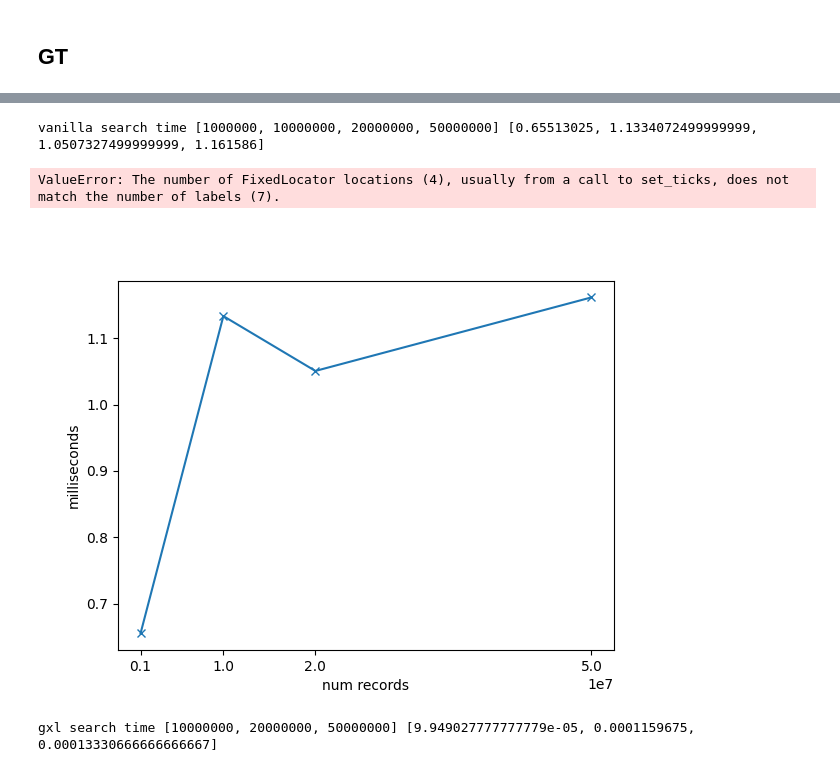
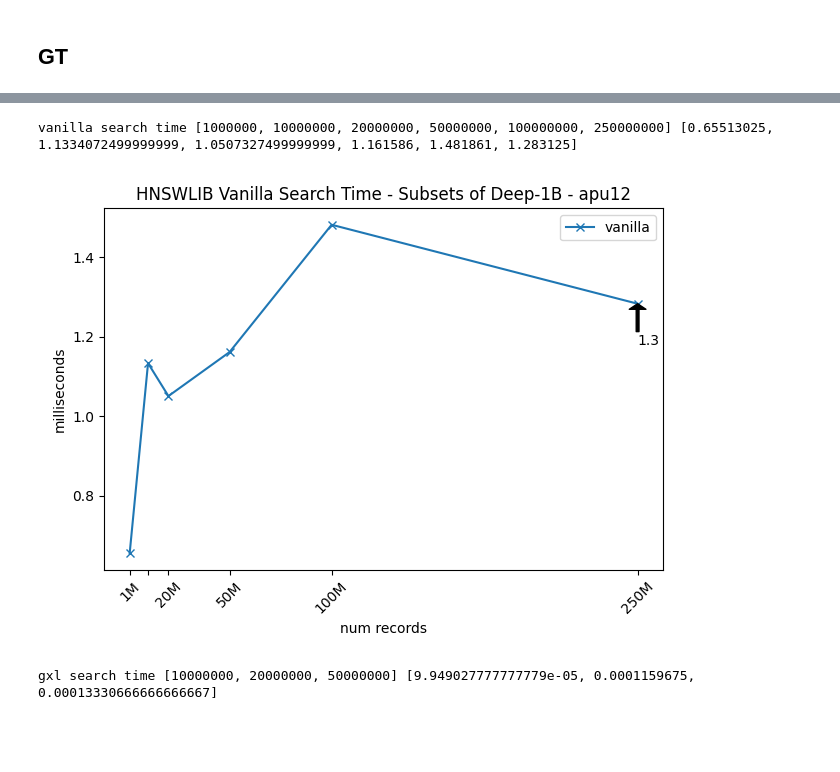
Before and after one commit to iamsabhoho/hnswlib, a Jupyter notebook: gsi/hnswlib_test/analyze.ipynb, the cells around one changed output, grey strips where cells are left out. Saved outputs shown, nothing was run; the diff lists cells and outputs as text; code cells hidden in the pictures; blank space fills up the shorter version.

```diff
--- a/gsi/hnswlib_test/analyze.ipynb
+++ b/gsi/hnswlib_test/analyze.ipynb
@@ -115,37 +435,36 @@ for idx in avg_search_walltime.index:
     y = avg_search_walltime[idx] # milliseconds
     ys.append(y)
 print("vanilla search time", xs, ys)
 
 # plot the lines and label the plot
 fig, ax = plt.subplots()
 
 #
 # only show the wall time lines
 #
 ax.plot(xs, ys, marker='x', label='vanilla')
 ax.set_ylabel('milliseconds')
 ax.set_xlabel('num records')
 ax.set_xticks(xs)
 
 # don't show all xticks near the start since they bunch up
-ax.set_xticklabels(['1M', '', '20M', '50M', '100M', '250M', '500M'], rotation = 45)
+ax.set_xticklabels(['1M', '', '20M', '50M', '100M', '250M'], rotation = 45)
 
 #
 # annotate last data point in lines of interest
 latest_hours = "%.1f" % ys[-1]
 ax.annotate(latest_hours, xy=(xs[-1],ys[-1]), xytext=(0.0,-30),
             textcoords="offset points",
             arrowprops=dict(facecolor='black',width=2,headlength=4),
             )
 
 ax.set_title("HNSWLIB Vanilla Search Time - Subsets of Deep-1B - apu12")
 ax.legend(loc='best')
 fig.tight_layout()
 fig.savefig("results/vis/vanilla_hnswlib_walltime.png")
 # %% [output]
-vanilla search time [1000000, 10000000, 20000000, 50000000] [0.65513025, 1.1334072499999999, 1.0507327499999999, 1.161586]
+vanilla search time [1000000, 10000000, 20000000, 50000000, 100000000, 250000000] [0.65513025, 1.1334072499999999, 1.0507327499999999, 1.161586, 1.481861, 1.283125]
-ValueError: The number of FixedLocator locations (4), usually from a call to set_ticks, does not match the number of labels (7).
-[figure, old version]
+[figure, new version]
 # %%
 # plot one line of latest, matching label with the og notebook
 # Plot import/train times
```
Also changed, not shown: parts of 14 cells of this notebook, 1 other file.
